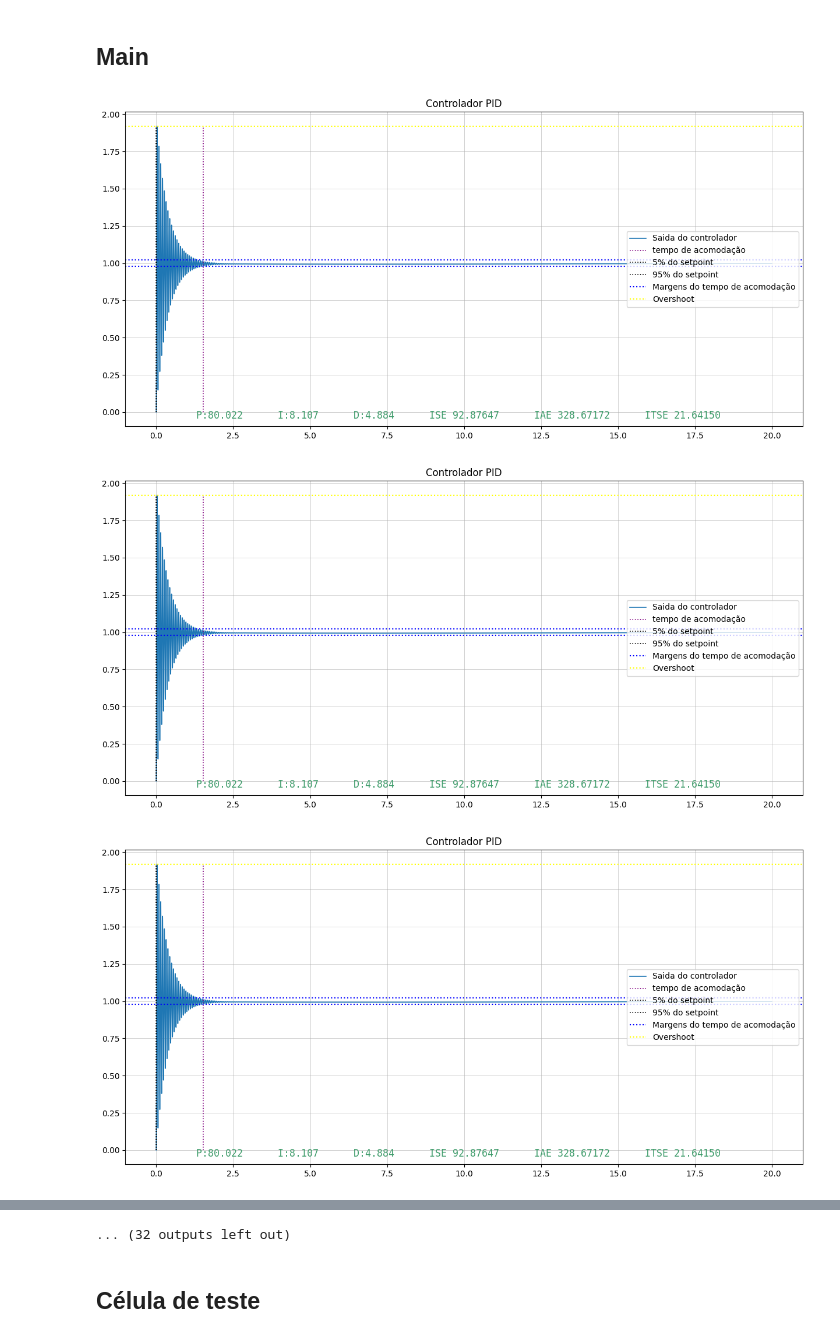
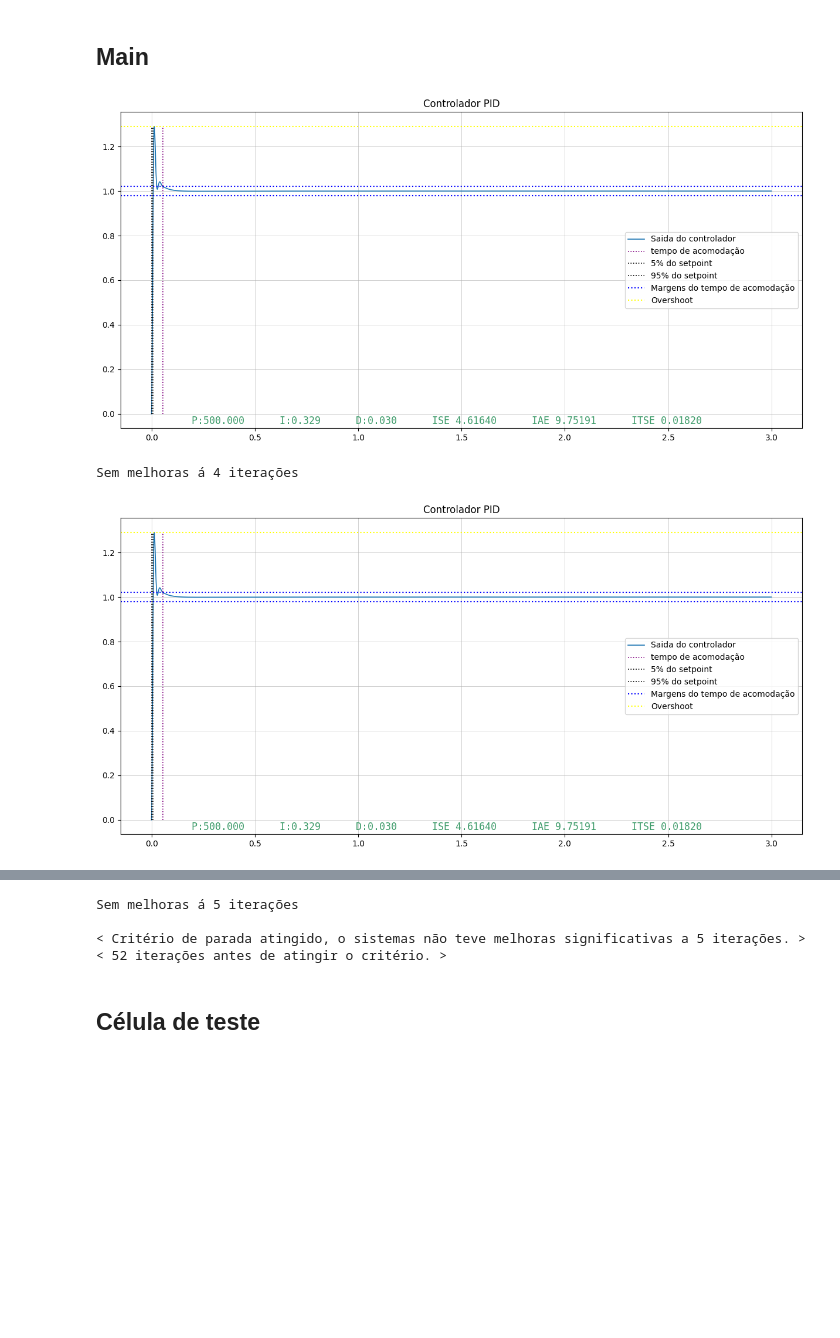
Before and after one commit to Vitorjipa22/IC-IT, a Jupyter notebook: PSO.ipynb, the cells around one changed output, grey strips where cells are left out. Saved outputs shown, nothing was run; the diff lists cells and outputs as text; code cells hidden in the pictures; blank space fills up the shorter version.

```diff
--- a/PSO.ipynb
+++ b/PSO.ipynb
@@ -32,7 +17,7 @@ Requirement already satisfied: six>=1.5 in /usr/lib/python3/dist-packages (from
 ## Particula
 # %%
 class Particula:
-  def __init__(self, dim, min, max):
+  def __init__(self, dim, mini, maxi):
     # definindo semente de aleatoriedade
     global rnd
 
@@ -45,8 +30,8 @@ class Particula:
     # Criando valores de position, velocidade e melhor posição da particula (pbest)
 
     for i in range(dim):
-      self.X.append((max - min) * rnd.random() + min)
-      self.V.append((max - min) * rnd.random() + min)
+      self.X.append((maxi[i] - mini[i]) * rnd.random() + mini[i])
+      self.V.append((maxi[i] - mini[i]) * rnd.random() + mini[i])
 
     self.pbest = copy.copy(self.X)
 # %% [markdown]
@@ -123,7 +108,7 @@ def plot_pid(X,pid_param):
   erro.append(p2)
   erro.append(Overshoot(X, pid_param))
 
-  pid.plot(y,erro, temp_plot = 20.0)
+  pid.plot(y,erro, temp_plot = 3.0)
 # %% [markdown]
 ## PID
 # %%
@@ -159,11 +144,11 @@ def updating_particle(particula ,min ,max, dim):
   for i in range(dim):
     particula.X[i] = particula.X[i] + particula.V[i]
 
-    if particula.X[i] > max:
-      particula.X[i] = max
+    if particula.X[i] > max[i]:
+      particula.X[i] = max[i]
 
-    elif particula.X[i] < min:
-      particula.X[i] = min
+    elif particula.X[i] < min[i]:
+      particula.X[i] = min[i]
 
   return particula
 # %% [markdown]
@@ -421,32 +406,32 @@ def Overshoot(particula,pid_param):
 # %%
 # melhores coeficientes: w = 0.25, c1 = 1.0, c2 = 0.75
 # melhores coeficientes para o PID: w = 0.5, c1 = 1.0, c2 = 0.75
 # melhores coeficientes para o PID: w = 1.0, c1 = 1.0, c2 = 0.5
 
 num = [16]
 den = [1,4,16]
 set_point = 1.0
 
 pid_param = list()
 
 w = 1.0 # fator de inercia
 c1 = 1.0  # fator cognitivo
 c2 = 0.5 # fator social
 
 n_part = 10 # numero de particulas
 parada = 0.001 # critério de parada
 dim = 3 # dimensão da entrada
 
-min = 0.1 # minimo do sistema
-max = 100.0 # maximo do sistema
+min = [0.001,0.001,0.001] # minimo do sistema
+max = [500.0,2.0,2.0] # maximo do sistema
 
 pid_param.append(num)
 pid_param.append(den)
 pid_param.append(set_point)
 
 particulas = inicializate(n_part, dim, min, max)
 update_sistem(particulas,min,max,w,c1,c2,parada,dim,pid_param)
 # %% [output]
-[figure, old version]
+[figure, new version]
+Sem melhoras á 4 iterações
-[figure, old version]
+[figure, new version]
-[figure, removed]
@@ -462,4 +438,7 @@ update_sistem(particulas,min,max,w,c1,c2,parada,dim,pid_param)
-... (32 outputs left out)
+Sem melhoras á 5 iterações
+
+< Critério de parada atingido, o sistemas não teve melhoras significativas a 5 iterações. >
+< 52 iterações antes de atingir o critério. >
 # %% [markdown]
 ## Célula de teste
 # %%
```
Also changed, not shown: parts of 2 cells of this notebook.
